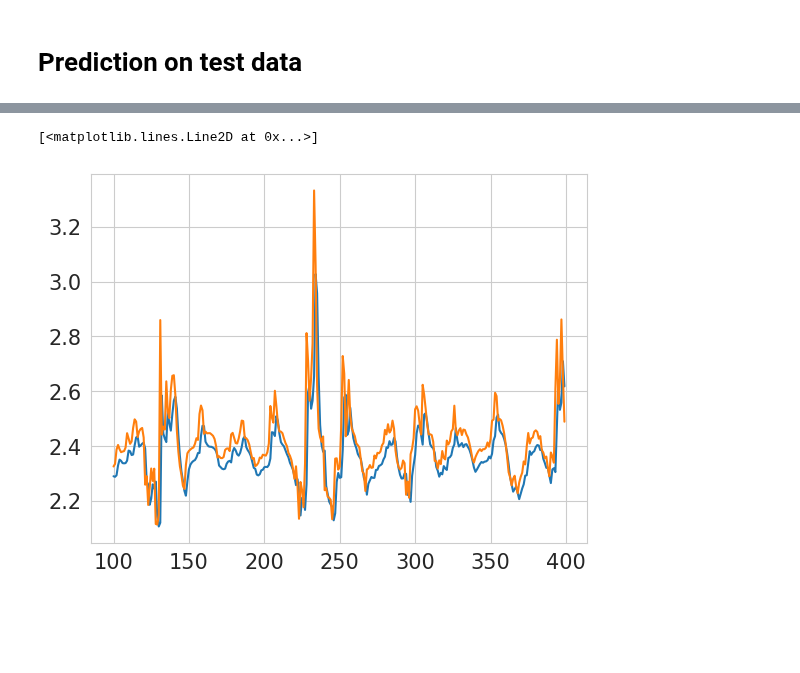
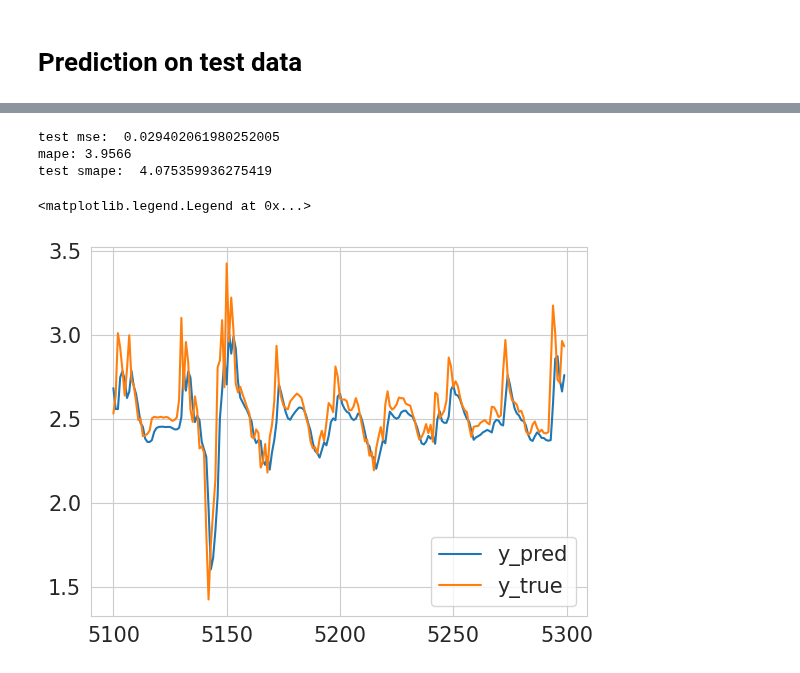
Before and after one commit to OkoksNeDam/geoinformation-data-forecasting, a Jupyter notebook: lstm.ipynb, the cells around one changed output, grey strips where cells are left out. Saved outputs shown, nothing was run; the diff lists cells and outputs as text; code cells hidden in the pictures; blank space fills up the shorter version.

Commit message:
predict on test data

```diff
--- a/lstm.ipynb
+++ b/lstm.ipynb
@@ -707,5 +721,5 @@ Exception encountered: MeanSquaredError.__init__() got an unexpected keyword arg
 X_test, y_test = df_to_X_y(df_test_filled, N_LAGS)
 
 test_predictions = loaded_model.predict(X_test).flatten()
-test_results = pd.DataFrame(data={'Test Predictions':list(test_predictions), 'Actuals':list(y_test)})
+test_results = pd.DataFrame(data={'Test Predictions':list(test_predictions), 'Actuals':np.squeeze(y_test)})
 test_results
@@ -713,10 +742,15 @@ test_results
 print("test mse: ", mean_squared_error(test_results['Actuals'], test_results['Test Predictions']))
 print(f"mape: {round(mean_absolute_percentage_error(test_results['Actuals'], test_results['Test Predictions']) * 100, 4)}")
 print("test smape: ", calc_smape(test_results['Actuals'], test_results['Test Predictions']))
+# %% [output]
+test mse:  0.029402061980252005
+mape: 3.9566
+test smape:  4.075359936275419
 # %%
-s = slice(5000, 5200)
+s = slice(5100, 5300)
 plt.plot(test_results['Test Predictions'][s], label='y_pred')
 plt.plot(test_results['Actuals'][s], label='y_true')
+plt.legend()
 # %% [output]
-[<matplotlib.lines.Line2D at 0x...>]
+<matplotlib.legend.Legend at 0x...>
-[figure, old version]
+[figure, new version]
```
Also changed, not shown: parts of 3 cells of this notebook.
